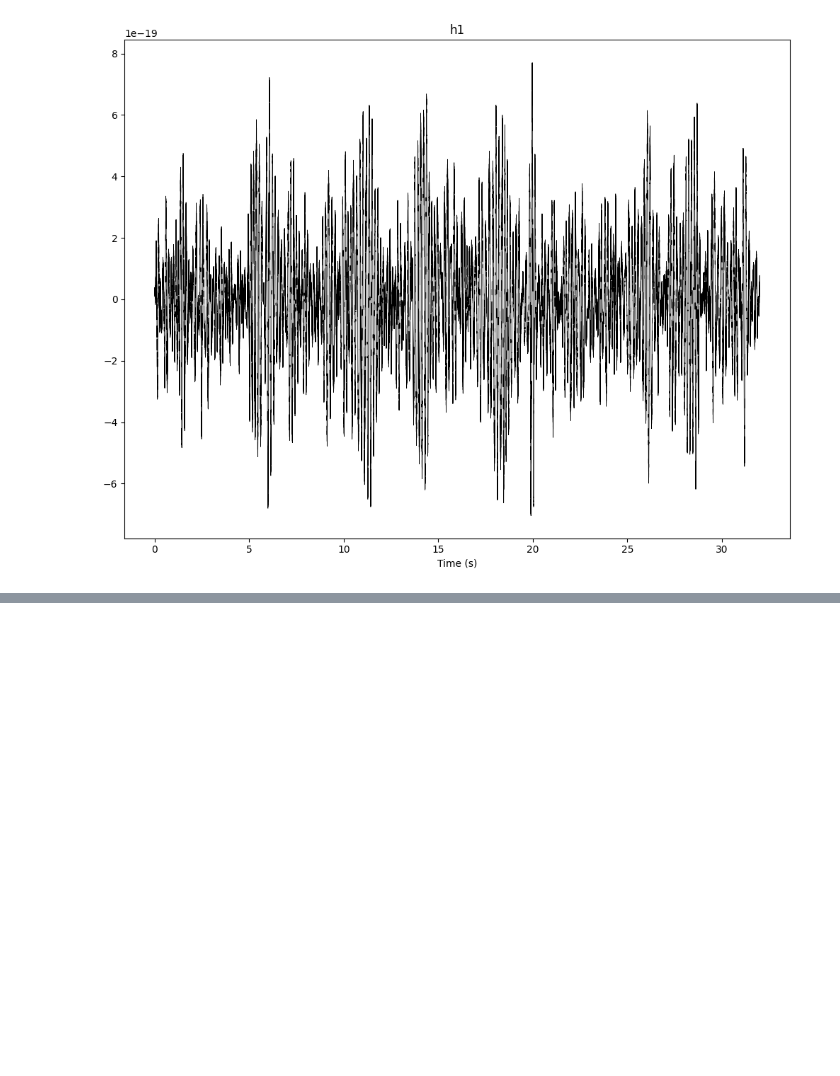
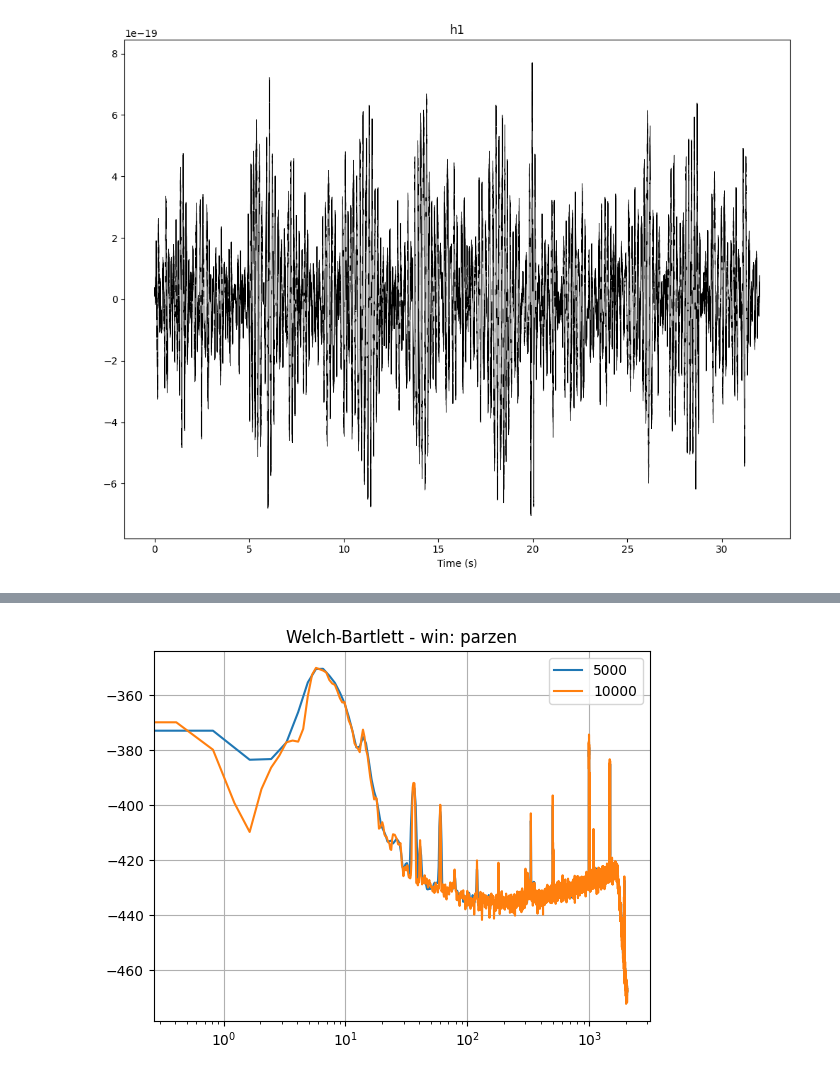
Before and after one commit to JBatRey/Procesamiento-Adaptativo-de-Se-ales-Aleatorias, a Jupyter notebook: estimacion_no_parametrica (TP1)/estimacion_de_espectro_no_parametrica.ipynb, the cells around one changed output, grey strips where cells are left out. Cells and saved outputs as stored; diff of their text form; code cells hidden in the pictures; blank space fills up the shorter version.

```diff
--- a/estimacion_no_parametrica (TP1)/estimacion_de_espectro_no_parametrica.ipynb
+++ b/estimacion_no_parametrica (TP1)/estimacion_de_espectro_no_parametrica.ipynb
@@ -78,3 +82,61 @@ def blackman_tuckey(signal, L, w):
     N = len(h1_ruido)
     Rx_smoothing = abs(scipy.fft.fft(apply_window(rx, L, w)))
     return Rx_smoothing[:len(h1_ruido)]
+# %%
+def welch_bartlett(signal, w, segment_size, overlap = 0):
+
+    X_prom = np.zeros(segment_size)
+    N = len(signal)
+    i=0
+    segment_count = 0
+    d = int(segment_size*(1-overlap))
+    while i+segment_size<N:
+        segment = signal[i:i+segment_size]
+        s_len = len(segment)
+        Xr = abs(scipy.fft.fft(segment*scipy.signal.get_window(Nx = s_len, window = w)))
+        X_prom += np.power(Xr, 2)
+        i=i+d
+        segment_count+=1
+
+
+    X_prom /= (segment_count*segment_size)
+
+    return X_prom[:int(segment_size/2)]
+# %%
+w = 'parzen'
+L = 15000
+Rx_pa = welch_bartlett(h1_ruido, w, L, overlap=0.25)
+#plt.plot(np.array(range(len(Rx_pa)))/len(Rx_pa),20*np.log10(Rx_pa), label = L)
+plt.title('Welch-Bartlett - win: ' + w)
+#plt.grid()
+#plt.xscale("log")
+
+
+
+
+
+w = 'parzen'
+L = 5000
+Rx_pa = welch_bartlett(h1_ruido, w, L, overlap=0.25)
+x_ax = np.linspace(0,0.5, len(Rx_pa)) * h1_fs
+plt.plot(x_ax, 10*np.log10(Rx_pa), label = L)
+#plt.title('Welch-Bartlett - win: ' + w)
+#plt.grid()
+#plt.xscale("log")
+
+
+w = 'parzen'
+L = 10000
+Rx_pa = welch_bartlett(h1_ruido, w, L, overlap=0.25)
+x_ax = np.linspace(0,0.5, len(Rx_pa)) * h1_fs
+
+
+plt.plot(x_ax, 10*np.log10(Rx_pa), label = L)
+#plt.title('Welch-Bartlett - win: ' + w)
+plt.grid()
+plt.xscale("log")
+
+plt.legend()
+plt.show()
+# %% [output]
+[figure, added]
```
Also changed, not shown: parts of 10 cells of this notebook.
